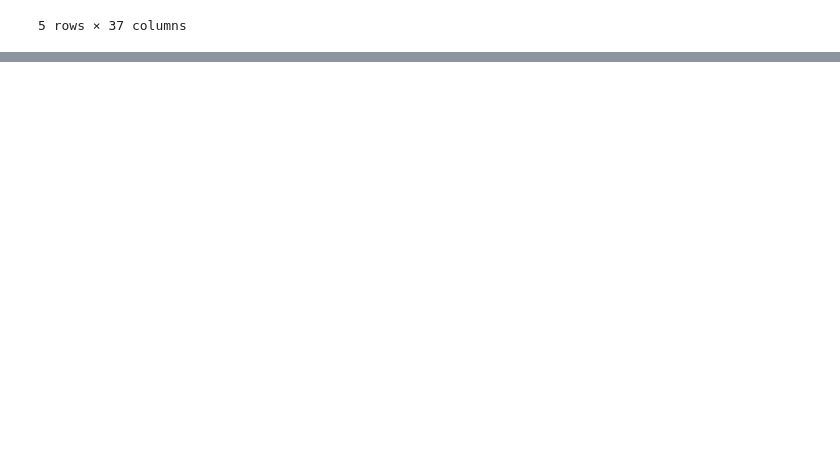
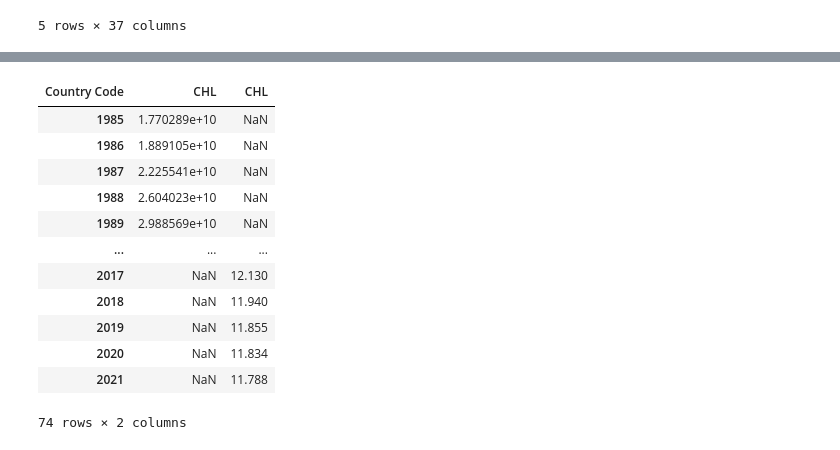
Before and after one commit to Maaaaaaars/Dataviz-Semestral, a Jupyter notebook: Semestral.ipynb, the cells around one changed output, grey strips where cells are left out. Saved outputs shown, nothing was run; the diff lists cells and outputs as text; code cells hidden in the pictures; blank space fills up the shorter version.

```diff
--- a/Semestral.ipynb
+++ b/Semestral.ipynb
@@ -81,0 +102,21 @@ df_GDPPC.head()
+# %%
+df_test.transpose()
+df_test2.transpose()
+df_test3 = pd.concat([df_test, df_test2])
+# Hay que cambiar los nombres de las columnas, pero fuera de eso está de pana, creo
+# Igualmente, para Chile no hay datos desde el 85
+df_test3.transpose()
+# %% [output]
+| Country Code | CHL | CHL |
+| 1985 | 1.770289e+10 | NaN |
+| 1986 | 1.889105e+10 | NaN |
+| 1987 | 2.225541e+10 | NaN |
+| 1988 | 2.604023e+10 | NaN |
+| 1989 | 2.988569e+10 | NaN |
+| ... | ... | ... |
+| 2017 | NaN | 12.130 |
+| 2018 | NaN | 11.940 |
+| 2019 | NaN | 11.855 |
+| 2020 | NaN | 11.834 |
+| 2021 | NaN | 11.788 |
+74 rows × 2 columns
```
Also changed, not shown: parts of 6 cells of this notebook.
